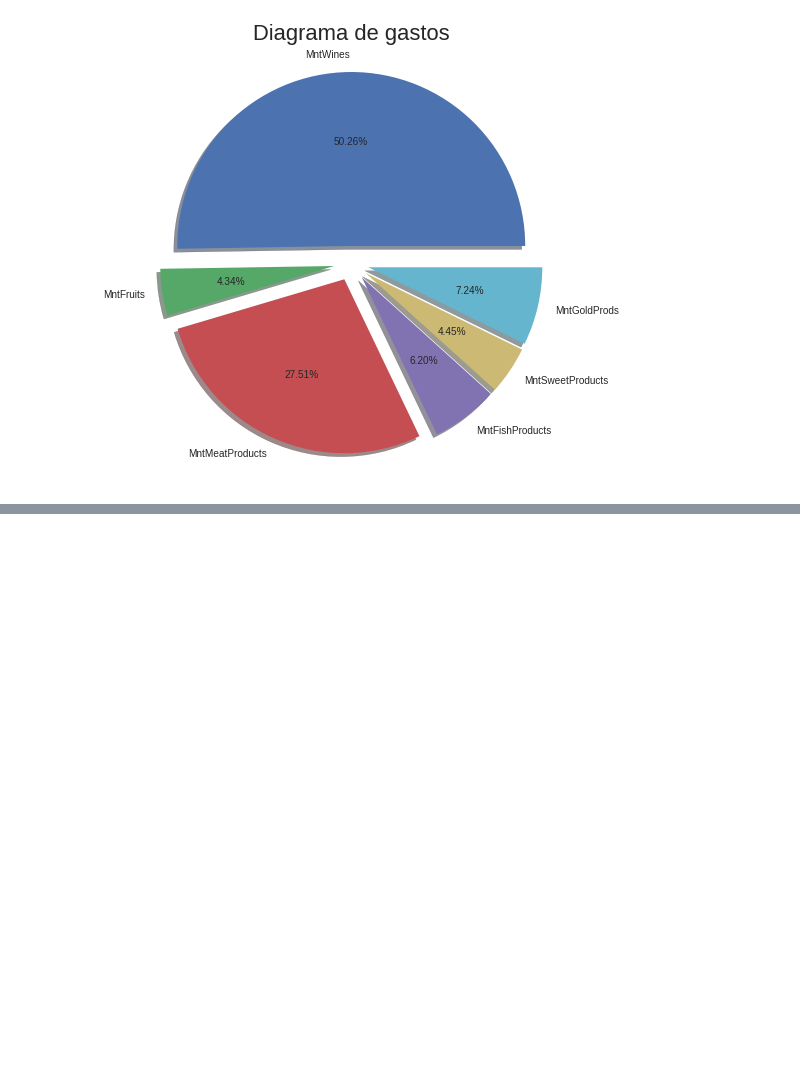
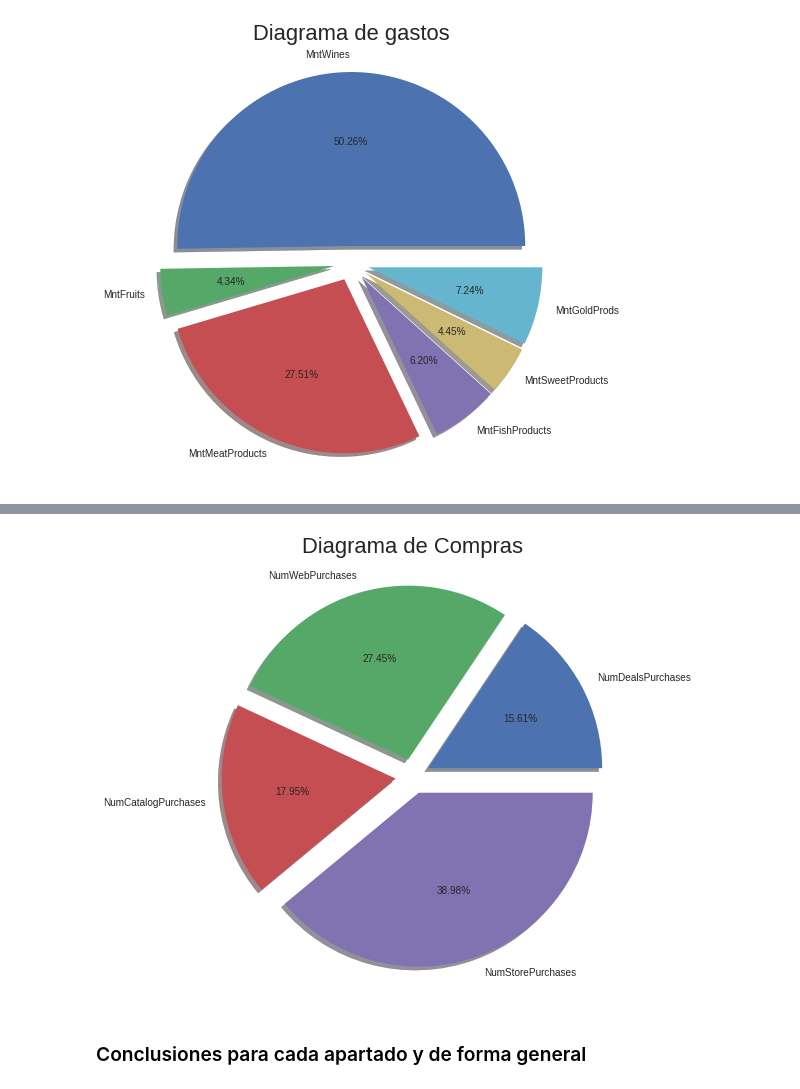
Before and after one commit to oscarteran/Clustering_Algorithm, a Jupyter notebook: EDA_Marketing.ipynb, the cells around one changed output, grey strips where cells are left out. Drawn from its saved outputs; the diff is of its cells as text; code cells hidden in the pictures; blank space fills up the shorter version.

Commit message:
Commit. EDA Listo, faltan conclusiones 19:43 Sa 11 Junio 2022

```diff
--- a/EDA_Marketing.ipynb
+++ b/EDA_Marketing.ipynb
@@ -198,0 +201,5 @@ plt.show()
+# %%
+cols = ['NumDealsPurchases', 'NumWebPurchases', 'NumCatalogPurchases', 'NumStorePurchases']
+# %%
+df_com = df[cols]
+df_com.describe()
@@ -198,0 +216,11 @@ plt.show()
+# %%
+plt.figure(figsize=(8, 8))
+labels = list(df_com.columns)
+explode = (0.1, 0.1, 0.1, 0.1)
+plt.pie(df_com.sum(), labels=df_com.columns, shadow=True, explode=explode, autopct='%1.2f%%')
+plt.title('Diagrama de Compras', fontsize=22)
+plt.show()
+# %% [output]
+[figure, added]
+# %% [markdown]
+### Conclusiones para cada apartado y de forma general
```
Also changed, not shown: parts of 3 cells of this notebook.
